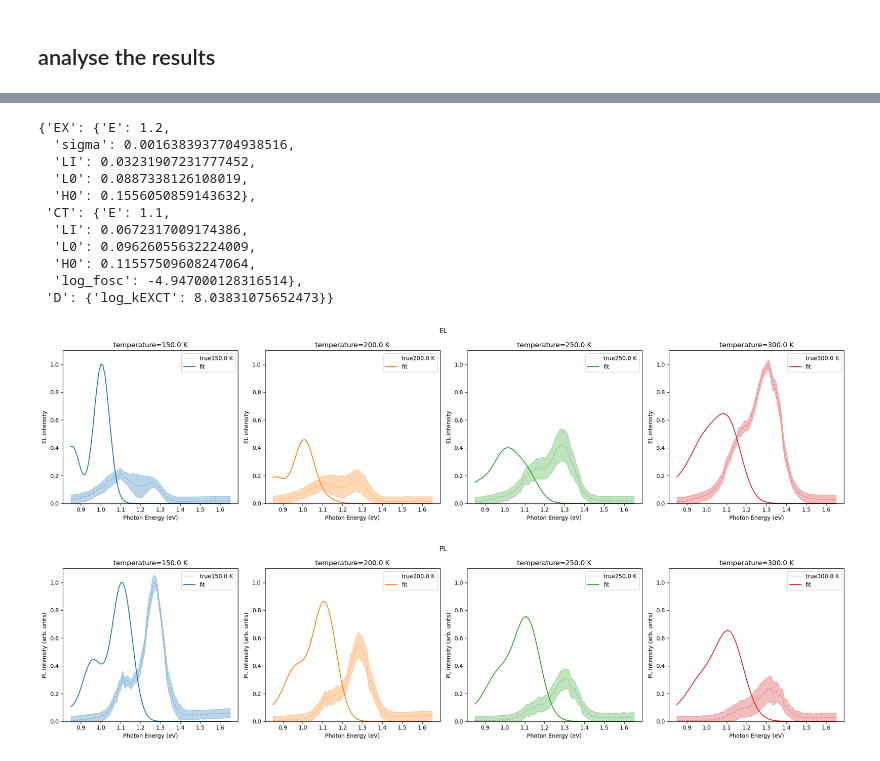
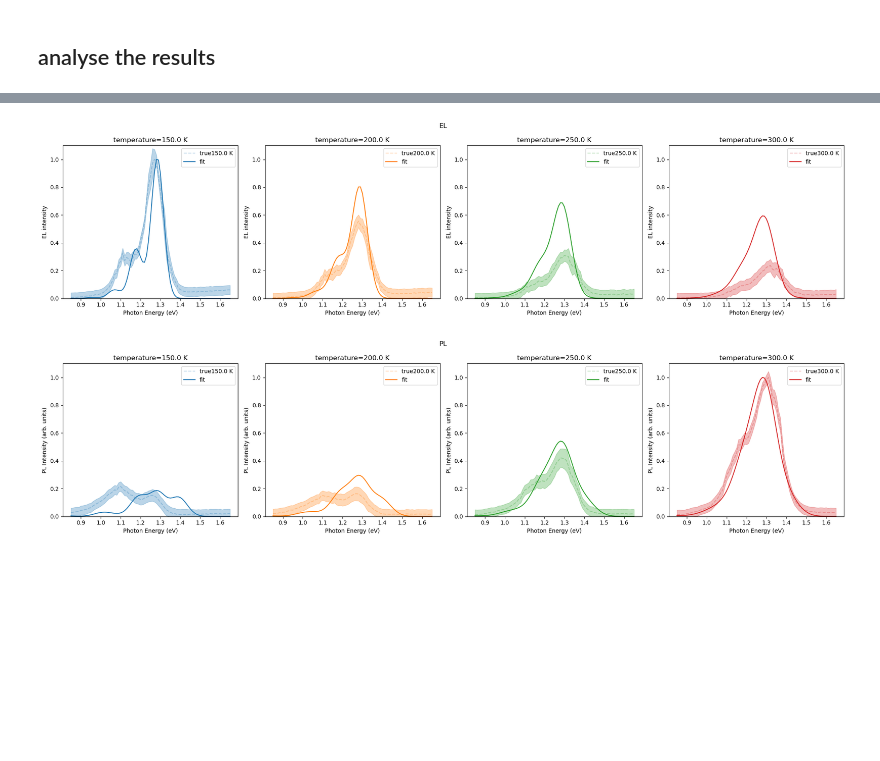
Before and after one commit to mohammedazzouzi15/pl_temp_fit, a Jupyter notebook: notebook/Fit_EL_new_workflow.ipynb, the cells around one changed output, grey strips where cells are left out. Cells and saved outputs as stored; diff of their text form; code cells hidden in the pictures; blank space fills up the shorter version.

```diff
--- a/notebook/Fit_EL_new_workflow.ipynb
+++ b/notebook/Fit_EL_new_workflow.ipynb
@@ -261,25 +261,26 @@ importlib.reload(config_utils)
     relative_intensity_std_error_PL,
     relative_intensity_std_error_EL,
     sigma,
-) = (5, 10, 0.005, 0.05, 0.1,0.001)
+) = (5, 10, 0.005, 0.02, 0.02,0.001)
+
 fixed_parameters_dict = {
-    "EX":{"E":1.37,"sigma":0.001,"LI":7.8e-2,"L0":0.11,"H0":0.159},
+    "EX":{},
     "CT":{'off':0,"sigma":0.001},
     "D":{},
 }
 params_to_fit_init ={
-    "EX":{"E":1.37,"sigma":0.001,"LI":7.8e-2,"L0":0.11,"H0":0.159},
-    "CT":{"E":1.2,"LI":7.8e-2,"L0":0.11,"H0":0.159,"log_fosc":-3},
+    "EX":{"E":1.42,"sigma":0.01,"Li":7.8e-2,"Lo":0.11,"hO":0.159},
+    "CT":{"E":1.3,"Li":7.8e-2,"Lo":0.11,"hO":0.159,"log_fosc":-3},
     "D":{'log_kEXCT':10},
 }
 min_bounds = {
-    "EX":{"E":1.3,"sigma":0.001,"LI":0.03,"L0":0.03,"H0":0.1},
-    "CT":{"E":0.8,"LI":0.03,"L0":0.03,"H0":0.1,"log_fosc":-5},
+    "EX":{"E":1.3,"sigma":0.001,"Li":0.03,"Lo":0.03,"hO":0.1},
+    "CT":{"E":1.0,"Li":0.03,"Lo":0.03,"hO":0.1,"log_fosc":-5},
     "D":{'log_kEXCT':8},
 }
 max_bounds = {
-    "EX":{"E":1.5,"sigma":0.03,"LI":0.2,"L0":0.2,"H0":0.2},
-    "CT":{"E":1.35,"LI":0.2,"L0":0.2,"H0":0.2,"log_fosc":-1},
+    "EX":{"E":1.5,"sigma":0.03,"Li":0.2,"Lo":0.2,"hO":0.2},
+    "CT":{"E":1.35,"Li":0.2,"Lo":0.2,"hO":0.2,"log_fosc":-1},
     "D":{'log_kEXCT':12},
 }
 
@@ -497,5 +504,4 @@ plot_distribution(2,discard=100)
 # %%
-id =0
 import importlib
 importlib.reload(fit_EL_utils)
 importlib.reload(generate_data_utils)
@@ -507,9 +513,34 @@ def plot_fit_results(id,discard=0):
     sample = reader.get_chain(discard=discard,flat=True)
     sample_num = np.random.randint(0, sample.shape[0])
     data_fit = sample[sample_num,:]
-    true_parameters = fit_EL_utils.get_param_dict(params_to_fit_init,data_fit)
-    true_parameters['EX']['E'] = 1.2
-    true_parameters['CT']['E'] = 1.1
+    true_parameters = fit_EL_utils.get_param_dict(df_all['params_to_fit_init'][id],data_fit)
+    csv_name_EL =df_all['csv_name_EL'][id]
+    csv_name_PL = df_all['csv_name_PL'][id]
+    # Load the data
+    Exp_data_PL, temperature_list_PL, hws_PL = Exp_data_utils.read_data(
+        csv_name_PL
+    )
+    Exp_data_EL, temperature_list_EL, hws_EL = Exp_data_utils.read_data(
+        csv_name_EL
+    )
+    # Load the model config
+    model_config, model_config_save = config_utils.load_model_config(
+        df_all['test_id'][id]
+    )
+    fixed_parameters_dict, params_to_fit_init, min_bounds, max_bounds = (
+        config_utils.get_dict_params(model_config_save)
+    )
+    model_config["temperature_list_EL"] = temperature_list_EL
+    model_config["hws_EL"] = hws_EL
+    model_config["temperature_list_PL"] = temperature_list_PL
+    model_config["hws_PL"] = hws_PL
+    co_var_mat_PL, co_var_mat_EL, variance_EL, variance_PL = (
+        covariance_utils.get_covariance_matrix_for_data(
+            model_config,
+            fixed_parameters_dict=fixed_parameters_dict,
+            params_to_fit=true_parameters,
+        )
+    )
     fit_EL_utils.plot_exp_data_with_variance(
         temperature_list_EL,
         hws_EL,
@@ -517,13 +548,13 @@ def plot_fit_results(id,discard=0):
         hws_PL,
         variance_EL,
         variance_PL,
-        save_folder,
+        df_all['save_folder'][id],
         fixed_parameters_dict,
         true_parameters,
         Exp_data_PL,
         Exp_data_EL,
     )
     return true_parameters
-true_parameters = plot_fit_results(2,discard=200)
+true_parameters = plot_fit_results(3,discard=0)
 true_parameters
 # %% [output]
@@ -532,13 +572,2 @@ true_parameters
-{'EX': {'E': 1.2,
-  'sigma': 0.0016383937704938516,
-  'LI': 0.03231907231777452,
-  'L0': 0.0887338126108019,
-  'H0': 0.1556050859143632},
- 'CT': {'E': 1.1,
-  'LI': 0.0672317009174386,
-  'L0': 0.09626055632224009,
-  'H0': 0.11557509608247064,
-  'log_fosc': -4.947000128316514},
- 'D': {'log_kEXCT': 8.03831075652473}}
-[figure, old version]
+[figure, new version]
-[figure, old version]
+[figure, new version]
```
Also changed, not shown: parts of 10 cells of this notebook, 2 other files.
